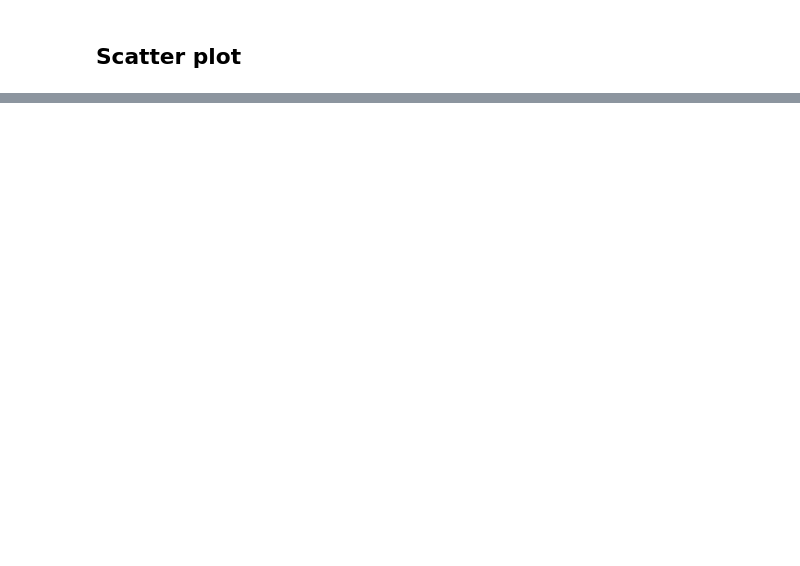
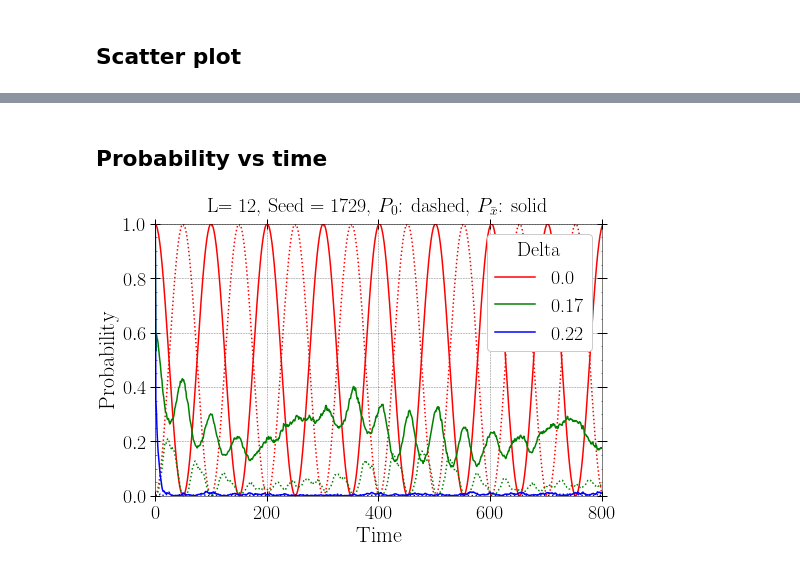
Before and after one commit to psasanka1729/my_matplotlib_plot, a Jupyter notebook: matplotlib_latex_plot_science.ipynb, the cells around one changed output, grey strips where cells are left out. Drawn from its saved outputs; the diff is of its cells as text; code cells hidden in the pictures; blank space fills up the shorter version.

```diff
--- a/matplotlib_latex_plot_science.ipynb
+++ b/matplotlib_latex_plot_science.ipynb
@@ -62,0 +73,67 @@ with plt.style.context(['science', 'scatter']):
+# %% [markdown]
+## Probability vs time
+# %%
+import os
+os.environ["PATH"] += os.pathsep + '/Library/TeX/texbin'
+import numpy as np
+import matplotlib.pyplot as plt
+
+
+L = 12
+SEED = 1729
+Lindwidth = 1.5
+delta1 = 0.0
+P11,P12,I1 = np.loadtxt(str(delta1)+'_probability_data.txt', delimiter = '\t', unpack=True)
+p11 = P11.tolist()
+p12 = P12.tolist()
+i1 = I1.tolist()
+
+delta2 = 0.17
+P21,P22,I2 = np.loadtxt(str(delta2)+'_probability_data.txt', delimiter = '\t', unpack=True)
+p21 = P21.tolist()
+p22 = P22.tolist()
+i2 = I2.tolist()
+
+delta6 = 0.22
+P61,P62,I6 = np.loadtxt(str(delta6)+'_probability_data.txt', delimiter = '\t', unpack=True)
+p61 = P61.tolist()
+p62 = P62.tolist()
+i6 = I6.tolist()
+
+with plt.style.context(['science','grid']):
+    fig, ax = plt.subplots(figsize=(8, 5))
+
+    #ax.plot(x, model(x, p), label=p)
+    ax.plot(i1,p11,color='r', linestyle="dotted",linewidth=Lindwidth)#,marker='o')
+    ax.plot(i1,p12,color='r',label = str(delta1),linewidth=Lindwidth)#,marker='o')
+
+    ax.plot(i2,p21,color='green', linestyle="dotted",linewidth=Lindwidth)#,marker='o')
+    ax.plot(i2,p22,color='green',label = str(delta2),linewidth=Lindwidth)#,marker='o')
+
+    ax.plot(i6,p61,color='b', linestyle="dotted",linewidth=Lindwidth)#,marker='o')
+    ax.plot(i6,p62,color='b',label = str(delta6),linewidth=Lindwidth)#,marker='o')
+
+
+    """
+    Legend options: upper right,upper right,lower left,lower right,
+    right,center left,center right,lower center,upper center,center.
+
+    """
+
+    ax.legend(title='Delta',loc='upper right')
+    ax.autoscale(tight=True)
+
+    xlbl = r"Time"
+    ylbl = r"Probability"
+    ax.set_xlabel(xlbl,size = 22)
+    ax.set_ylabel(ylbl,size = 22)
+    ax.set_xlim([0, 800])
+    ax.set_ylim([0, 1])
+
+    ax.set_title(r"L$="+str(L)+"$, Seed = $"+str(SEED)+"$, $P_{0}$"+
+                 r": dashed, $P_{\Bar{x}}$"+r": solid",size=20, pad=12)
+    ax.tick_params(axis="x", direction="inout", length=10, width=1, color="k")
+    ax.tick_params(axis="y", direction="inout", length=10, width=1, color="k")
+    fig.savefig('probability_time_'+str(L)+'_'+str(SEED)+'.jpg', dpi=600)
+# %% [output]
+[figure, added]
```
Also changed, not shown: parts of 2 cells of this notebook.
